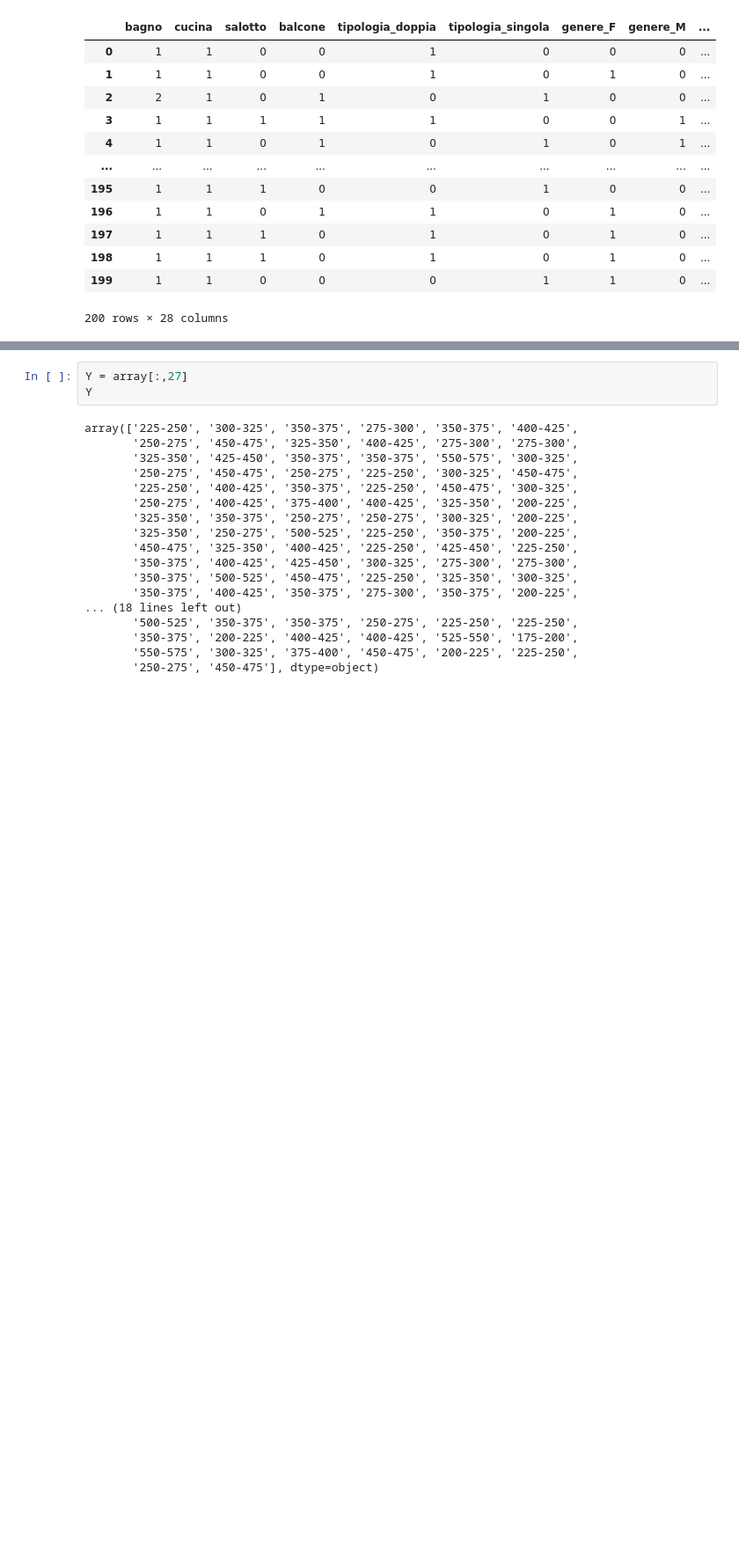
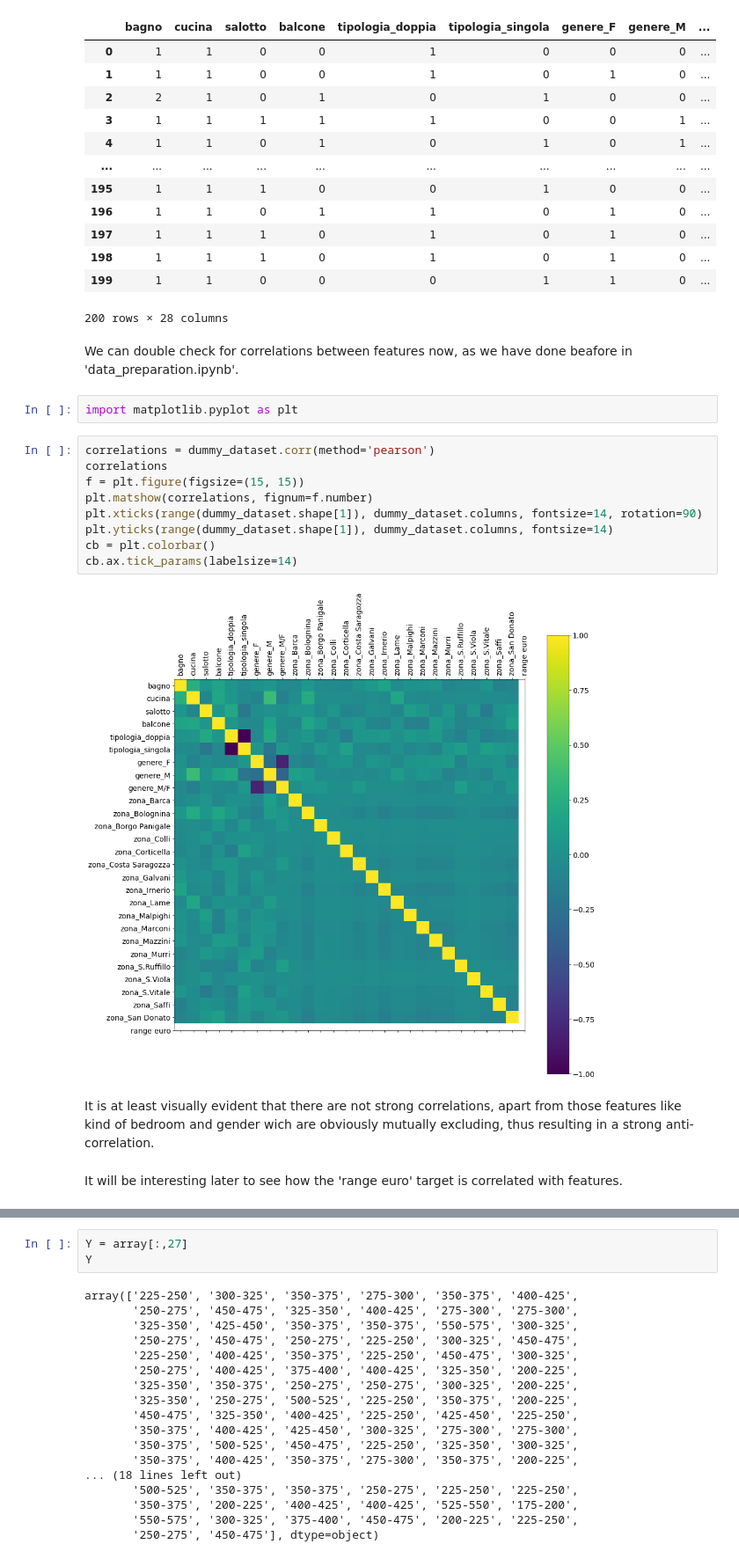
Before and after one commit to MarcoCollesei/RentinBo, a Jupyter notebook: RentinBo.ipynb, the cells around one changed output, grey strips where cells are left out. Shown at 88% size. Drawn from its saved outputs; the diff is of its cells as text; blank space fills up the shorter version.

Commit message:
RentinBo
The RFC has been trained, now I'd like to visualise it and test it on the remaining dataset

```diff
--- a/RentinBo.ipynb
+++ b/RentinBo.ipynb
@@ -67,5 +83,24 @@ dummy_dataset
 | 198 | 1 | 1 | 1 | 0 | 1 | 0 | 1 | 0 | ... |
 | 199 | 1 | 1 | 0 | 0 | 0 | 1 | 1 | 0 | ... |
 200 rows × 28 columns
+# %% [markdown]
+We can double check for correlations between features now, as we have done beafore in 'data_preparation.ipynb'.
+# %%
+import matplotlib.pyplot as plt
+# %%
+correlations = dummy_dataset.corr(method='pearson')
+correlations
+f = plt.figure(figsize=(15, 15))
+plt.matshow(correlations, fignum=f.number)
+plt.xticks(range(dummy_dataset.shape[1]), dummy_dataset.columns, fontsize=14, rotation=90)
+plt.yticks(range(dummy_dataset.shape[1]), dummy_dataset.columns, fontsize=14)
+cb = plt.colorbar()
+cb.ax.tick_params(labelsize=14)
+# %% [output]
+[figure, added]
+# %% [markdown]
+It is at least visually evident that there are not strong correlations, apart from those features like kind of bedroom and gender wich are obviously mutually excluding, thus resulting in a strong anti-correlation.
+# %% [markdown]
+It will be interesting later to see how the 'range euro' target is correlated with features.
 # %%
 array = dummy_dataset.values
```
Also changed, not shown: parts of 25 cells of this notebook.
